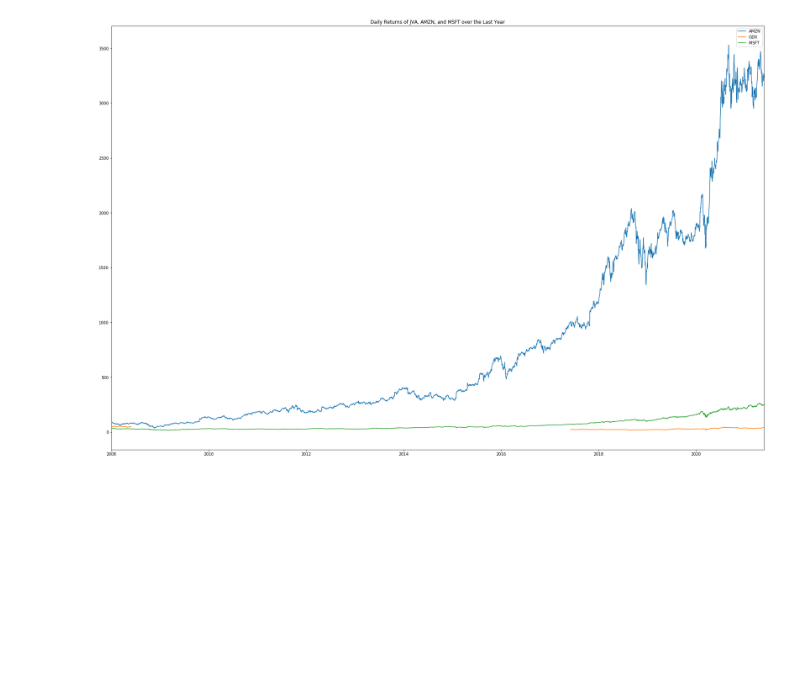
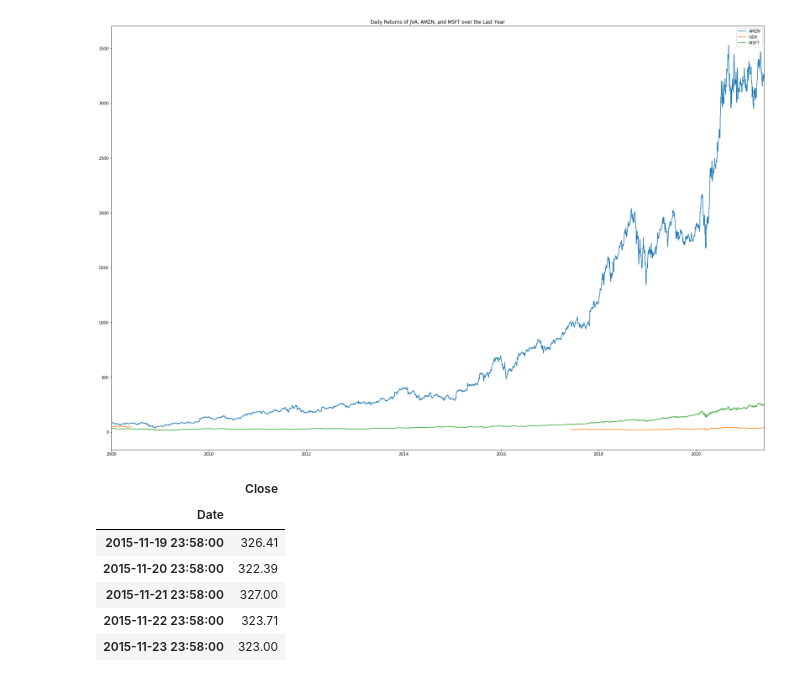
Before and after one commit to HeimmerTime/Project_1, a Jupyter notebook: eric_data.ipynb, the cells around one changed output. Saved outputs shown, nothing was run; the diff lists cells and outputs as text; code cells hidden in the pictures; blank space fills up the shorter version.

```diff
--- a/eric_data.ipynb
+++ b/eric_data.ipynb
@@ -340,3 +341,17 @@ df_closing_prices.plot(figsize=(30,20), title="Daily Returns of JVA, AMZN, and M
 [figure]
 # %%
 df_daily_returns.to_csv(r'csv1.csv')
+# %%
+btc_csv = Path('btc.csv')
+btc = pd.read_csv(
+    btc_csv, index_col="Date", infer_datetime_format=True, parse_dates=True)
+btc = btc.sort_index()
+btc.head()
+# %% [output]
+|  | Close |
+| Date |  |
+| 2015-11-19 23:58:00 | 326.41 |
+| 2015-11-20 23:58:00 | 322.39 |
+| 2015-11-21 23:58:00 | 327.00 |
+| 2015-11-22 23:58:00 | 323.71 |
+| 2015-11-23 23:58:00 | 323.00 |
```
Also changed, not shown: parts of 6 cells of this notebook, 3 other files.
